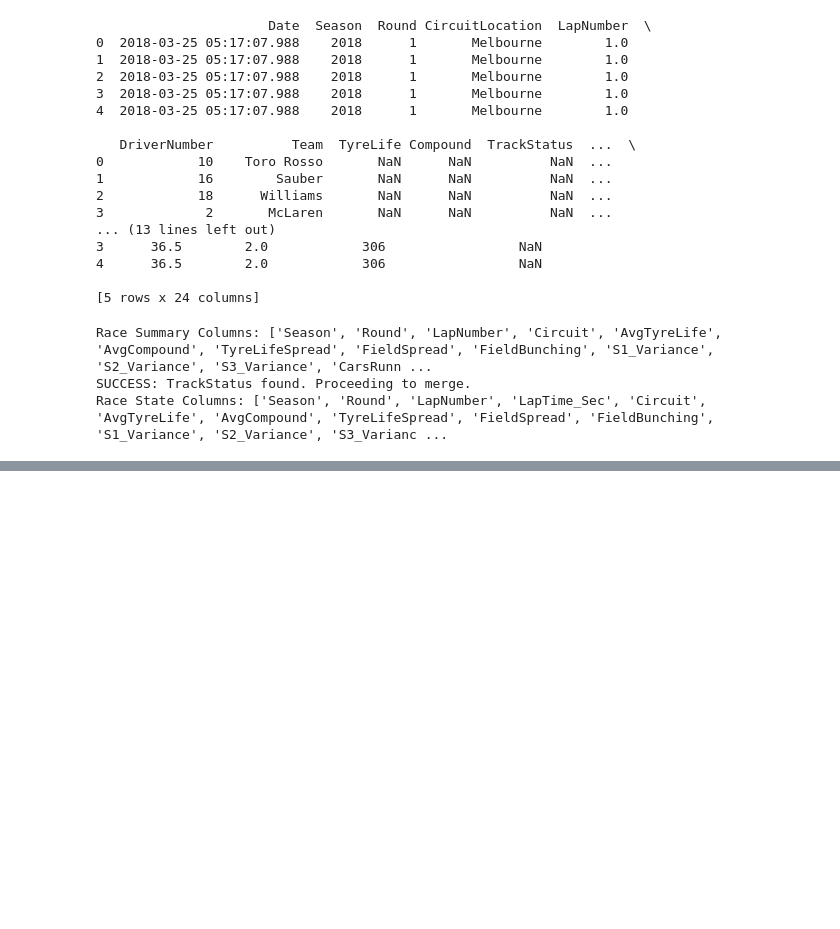
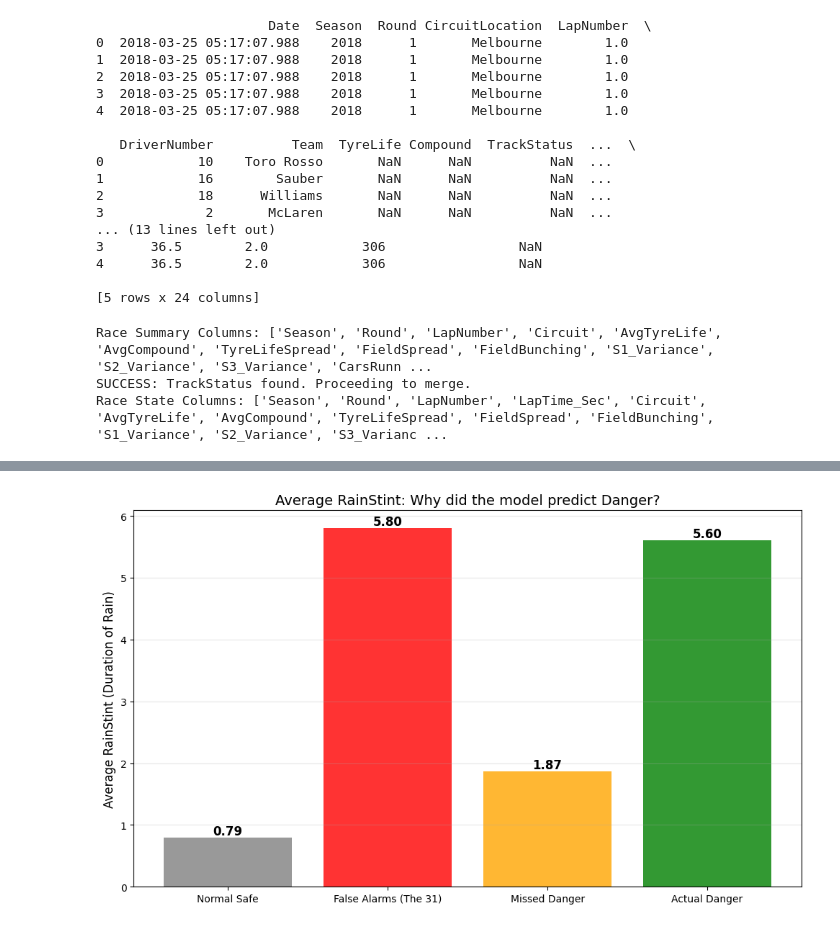
Before and after one commit to M-ezami/Minor-individual-Safetycar-Prediction-Model, a Jupyter notebook: FeatureEngineering.ipynb, the cells around one changed output, grey strips where cells are left out. Cells and saved outputs as stored; diff of their text form; code cells hidden in the pictures; blank space fills up the shorter version.

```diff
--- a/FeatureEngineering.ipynb
+++ b/FeatureEngineering.ipynb
@@ -311,0 +624,47 @@ weighted avg       0.97      0.98      0.97      1814
+# %%
+import matplotlib.pyplot as plt
+import seaborn as sns
+
+#  Vorhersagen & Masken (Threshold 0.2)
+probs = model.predict_proba(X_test)[:, 1]
+preds = (probs > 0.2).astype(int)
+
+# Gruppen definieren
+fp_mask = (y_test == 0) & (preds == 1) # Die 31 False Alarms
+fn_mask = (y_test == 1) & (preds == 0) # Missed Incidents
+tn_mask = (y_test == 0) & (preds == 0) # Normal Safe
+tp_mask = (y_test == 1) & (preds == 1) # Correct Danger
+
+#  Durchschnittswerte berechnen
+avg_rain = pd.DataFrame({
+    'Category': ['Normal Safe', 'False Alarms (The 31)', 'Missed Danger', 'Actual Danger'],
+    'Avg_RainStint': [
+        X_test[tn_mask]['RainStint'].mean(),
+        X_test[fp_mask]['RainStint'].mean(),
+        X_test[fn_mask]['RainStint'].mean(),
+        X_test[tp_mask]['RainStint'].mean()
+    ],
+    'Color': ['grey', 'red', 'orange', 'green']
+})
+
+#  Plotten
+plt.figure(figsize=(10, 6))
+bars = plt.bar(avg_rain['Category'], avg_rain['Avg_RainStint'], color=avg_rain['Color'], alpha=0.8)
+
+# Werte oben auf die Balken schreiben
+for bar in bars:
+    height = bar.get_height()
+    plt.text(bar.get_x() + bar.get_width()/2., height,
+             f'{height:.2f}',
+             ha='center', va='bottom', fontsize=12, fontweight='bold')
+
+plt.title('Average RainStint: Why did the model predict Danger?', fontsize=14)
+plt.ylabel('Average RainStint (Duration of Rain)', fontsize=12)
+plt.grid(axis='y', alpha=0.3)
+
+
+
+plt.tight_layout()
+plt.show()
+# %% [output]
+[figure, added]
```
Also changed, not shown: parts of 7 cells of this notebook, 4 other files.
